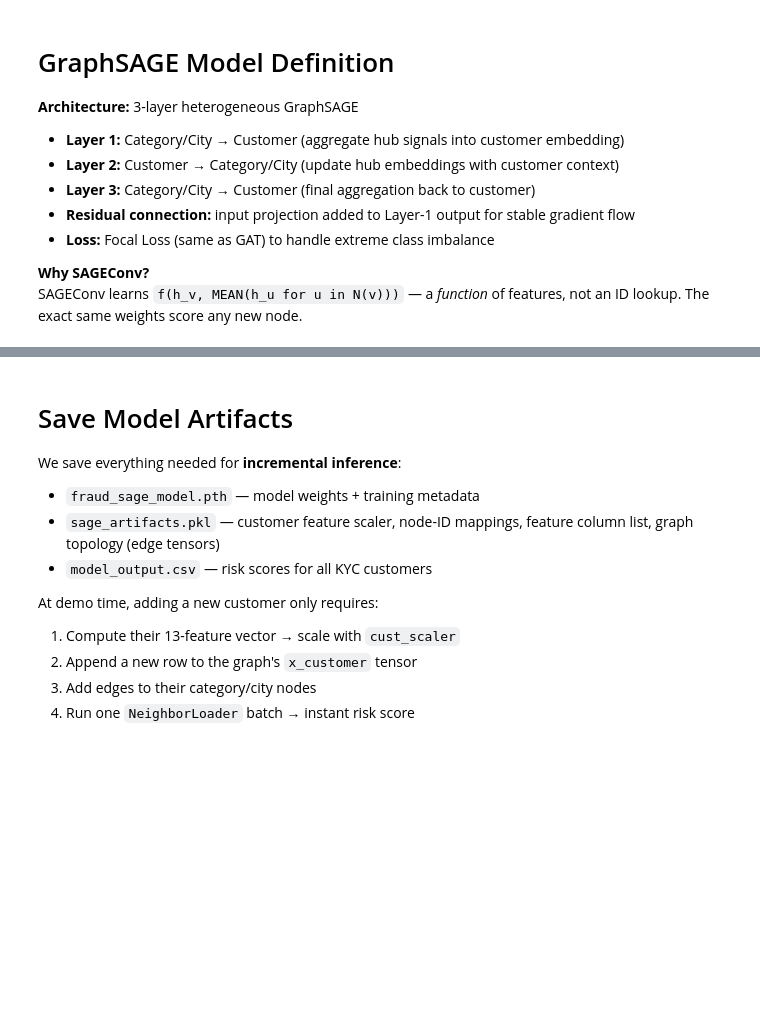
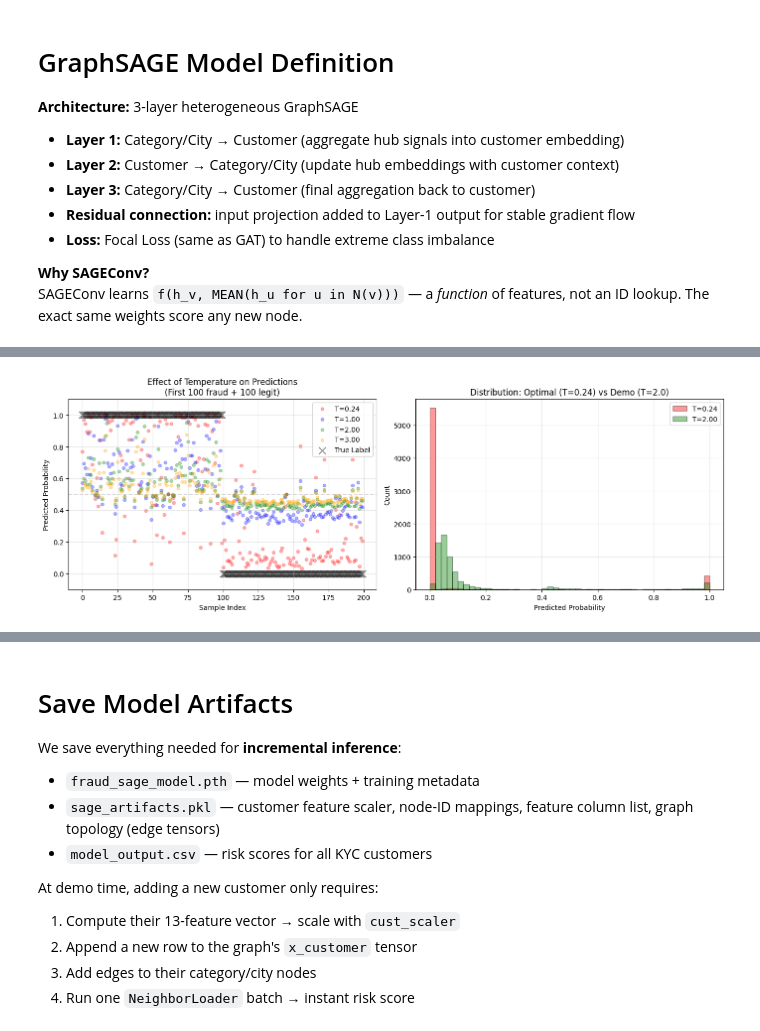
Before and after one commit to freq1062/imi-bigdata-2026, a Jupyter notebook: training.ipynb, the cells around one changed output, grey strips where cells are left out. Cells and saved outputs as stored; diff of their text form; code cells hidden in the pictures; blank space fills up the shorter version.

Commit message:
Fixed temperature stuff, added llm generation things

```diff
--- a/training.ipynb
+++ b/training.ipynb
@@ -996,0 +1238,97 @@ Confusion Matrix:
+# %%
+print("\n" + "=" * 80)
+print("TEMPERATURE OPTIONS FOR DIFFERENT USE CASES")
+print("=" * 80)
+
+print(f"""
+The optimal temperature T={optimal_temperature:.4f} minimizes calibration error (NLL),
+but makes predictions MORE extreme (higher confidence).
+
+For the DEMO application, you may want a higher temperature to prevent
+rapid score jumps when adding transactions:
+""")
+
+# Test different temperatures
+demo_temperatures = [1.0, 2.0, 3.0, 5.0]
+print(f"\n{'Temperature':<15} {'Extreme %':<15} {'Mean Prob':<15} {'Std Prob':<15} {'Use Case'}")
+print("-" * 85)
+
+# Original optimized temperature
+test_probs_opt = 1 / (1 + np.exp(-test_logits / optimal_temperature))
+extreme_pct_opt = ((test_probs_opt < 0.01) | (test_probs_opt > 0.99)).mean()
+print(f"{optimal_temperature:<15.4f} {extreme_pct_opt:<15.1%} {test_probs_opt.mean():<15.4f} {test_probs_opt.std():<15.4f} Best Calibration")
+
+for T in demo_temperatures:
+    test_probs_T = 1 / (1 + np.exp(-test_logits / T))
+    extreme_pct = ((test_probs_T < 0.01) | (test_probs_T > 0.99)).mean()
+    use_case = ""
+    if T == 1.0:
+        use_case = "Original Model"
+    elif T == 2.0:
+        use_case = "Smoother (Recommended for Demo)"
+    elif T == 3.0:
+        use_case = "Very Smooth"
+    elif T == 5.0:
+        use_case = "Extremely Smooth"
+    print(f"{T:<15.2f} {extreme_pct:<15.1%} {test_probs_T.mean():<15.4f} {test_probs_T.std():<15.4f} {use_case}")
+
+print(f"""
+\n**Recommendation:**
+- Use T={optimal_temperature:.4f} for production risk scoring (best calibration)
+- Use T=2.0 or T=3.0 for the demo UI (smoother, less jumpy predictions)
+
+Higher temperature = smoother predictions, less sensitive to small changes.
+""")
+
+# Visualize the effect of different temperatures
+fig, axes = plt.subplots(1, 2, figsize=(14, 5))
+
+# Sample a subset for visualization (fraud and non-fraud)
+fraud_idx = np.where(all_labels == 1)[0][:100]
+legit_idx = np.where(all_labels == 0)[0][:100]
+sample_idx = np.concatenate([fraud_idx, legit_idx])
+sample_logits = test_logits[sample_idx]
+sample_labels = all_labels[sample_idx]
+
+# Show predictions for different temperatures
+temperatures_to_plot = [optimal_temperature, 1.0, 2.0, 3.0]
+colors = ['red', 'blue', 'green', 'orange']
+
+for T, color in zip(temperatures_to_plot, colors):
+    probs_T = 1 / (1 + np.exp(-sample_logits / T))
+    axes[0].scatter(range(len(probs_T)), probs_T, alpha=0.3, s=20,
+                   label=f'T={T:.2f}', color=color)
+
+axes[0].scatter(range(len(sample_labels)), sample_labels,
+               marker='x', s=100, color='black', label='True Label', alpha=0.5)
+axes[0].set(xlabel='Sample Index', ylabel='Predicted Probability',
+           title='Effect of Temperature on Predictions\n(First 100 fraud + 100 legit)',
+           ylim=[-0.1, 1.1])
+axes[0].legend()
+axes[0].grid(alpha=0.3)
+axes[0].axhline(0.5, color='gray', linestyle='--', alpha=0.3)
+
+# Distribution comparison
+for T, color in zip([optimal_temperature, 2.0], ['red', 'green']):
+    probs_T = 1 / (1 + np.exp(-test_logits / T))
+    axes[1].hist(probs_T, bins=50, alpha=0.4, label=f'T={T:.2f}',
+                color=color, edgecolor='black')
+
+axes[1].set(xlabel='Predicted Probability', ylabel='Count',
+           title=f'Distribution: Optimal (T={optimal_temperature:.2f}) vs Demo (T=2.0)')
+axes[1].legend()
+axes[1].grid(alpha=0.3)
+
+plt.tight_layout()
+plt.savefig('temperature_comparison.png', dpi=150, bbox_inches='tight')
+print("✓ Temperature comparison saved to temperature_comparison.png")
+plt.show()
+
+# Save both temperatures for different use cases
+TEMPERATURE_CALIBRATED = optimal_temperature  # For production
+TEMPERATURE_DEMO = 2.0  # For smoother UI experience
+
+print(f"\n✓ Saved two temperature settings:")
+print(f"  TEMPERATURE_CALIBRATED = {TEMPERATURE_CALIBRATED:.4f} (for production)")
+print(f"  TEMPERATURE_DEMO = {TEMPERATURE_DEMO:.1f} (for demo/UI)")
+# %% [output]
@@ -996,0 +1352 @@ Confusion Matrix:
+[figure, added]
```
Also changed, not shown: parts of 21 cells of this notebook, 6 other files.
